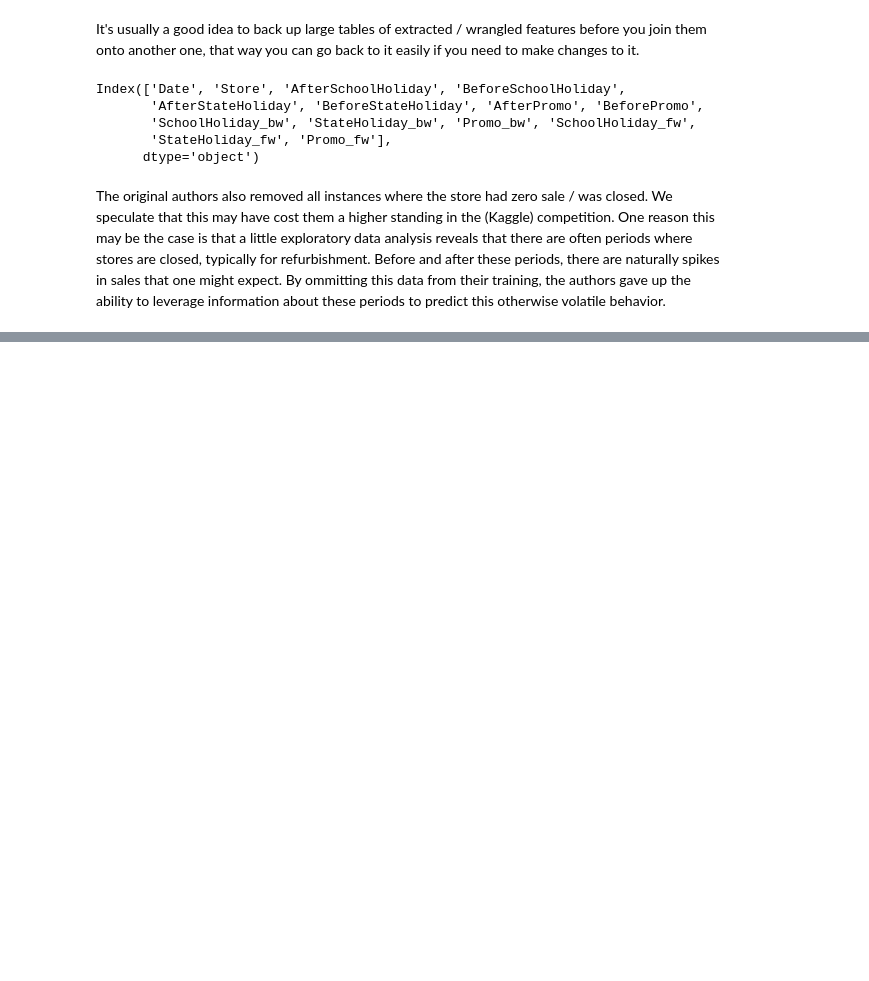
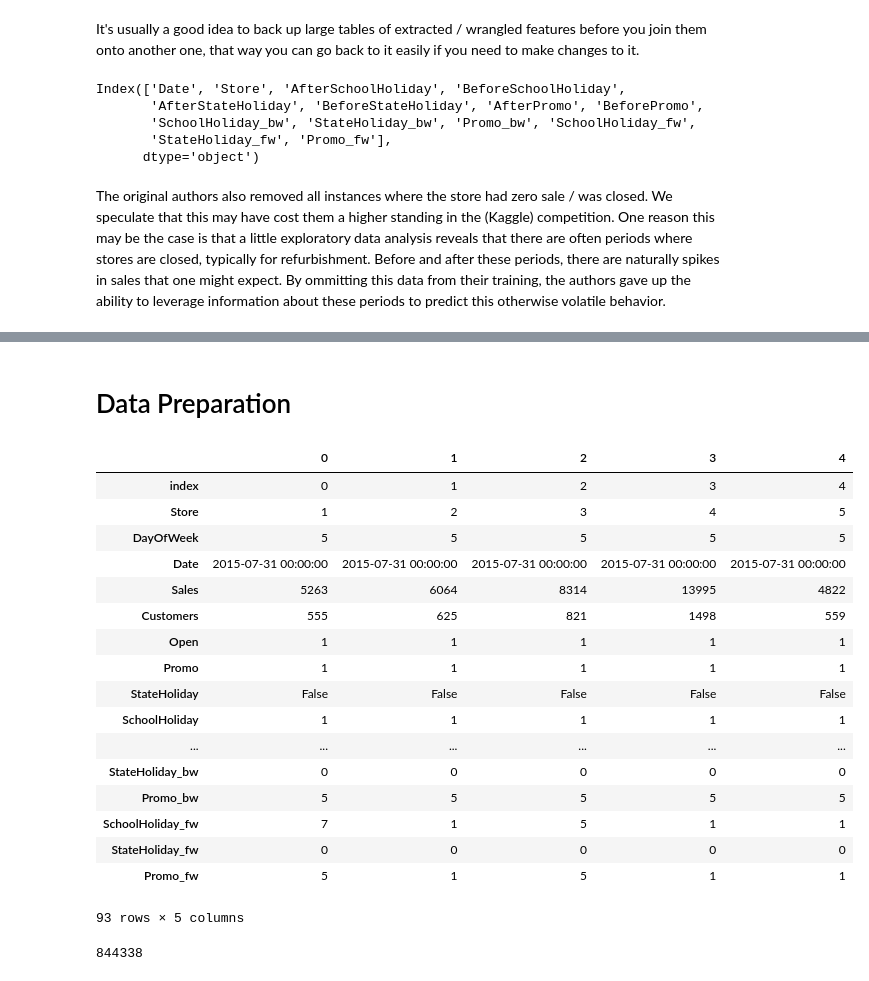
Before and after one commit to JayThibs/Machine-Learning-With-Tabular-Data, a Jupyter notebook: Rossman_Store_Sales_Tabular_Data.ipynb, the cells around one changed output, grey strips where cells are left out. Drawn from its saved outputs; the diff is of its cells as text; code cells hidden in the pictures; blank space fills up the shorter version.

```diff
--- a/Rossman_Store_Sales_Tabular_Data.ipynb
+++ b/Rossman_Store_Sales_Tabular_Data.ipynb
@@ -537,0 +556,29 @@ joined_test.to_pickle('/content/test_clean')
+# %% [markdown]
+# Data Preparation
+# %%
+train_df = pd.read_pickle('train_clean')
+train_df.head().T
+# %% [output]
+|  | 0 | 1 | 2 | 3 | 4 |
+| index | 0 | 1 | 2 | 3 | 4 |
+| Store | 1 | 2 | 3 | 4 | 5 |
+| DayOfWeek | 5 | 5 | 5 | 5 | 5 |
+| Date | 2015-07-31 00:00:00 | 2015-07-31 00:00:00 | 2015-07-31 00:00:00 | 2015-07-31 00:00:00 | 2015-07-31 00:00:00 |
+| Sales | 5263 | 6064 | 8314 | 13995 | 4822 |
+| Customers | 555 | 625 | 821 | 1498 | 559 |
+| Open | 1 | 1 | 1 | 1 | 1 |
+| Promo | 1 | 1 | 1 | 1 | 1 |
+| StateHoliday | False | False | False | False | False |
+| SchoolHoliday | 1 | 1 | 1 | 1 | 1 |
+| ... | ... | ... | ... | ... | ... |
+| StateHoliday_bw | 0 | 0 | 0 | 0 | 0 |
+| Promo_bw | 5 | 5 | 5 | 5 | 5 |
+| SchoolHoliday_fw | 7 | 1 | 5 | 1 | 1 |
+| StateHoliday_fw | 0 | 0 | 0 | 0 | 0 |
+| Promo_fw | 5 | 1 | 5 | 1 | 1 |
+93 rows × 5 columns
+# %%
+n = len(train_df)
+n
+# %% [output]
+844338
```
Also changed, not shown: parts of 35 cells of this notebook.
